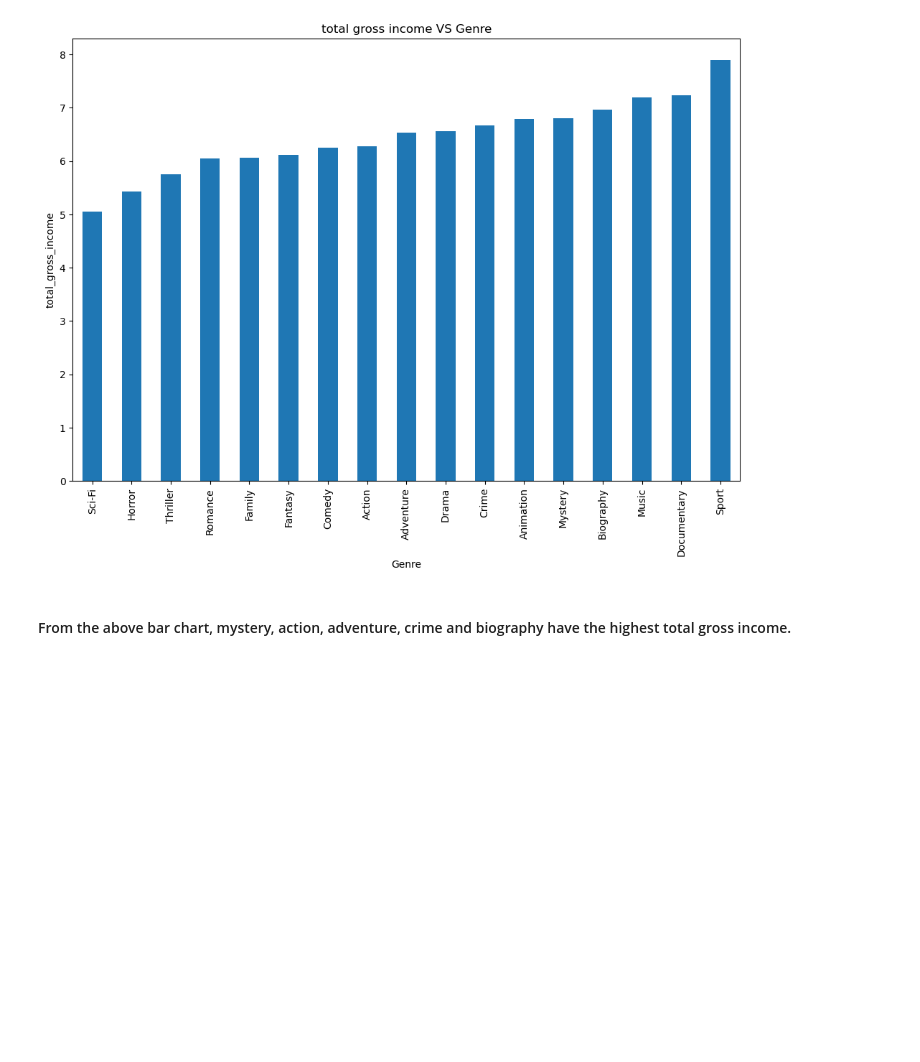
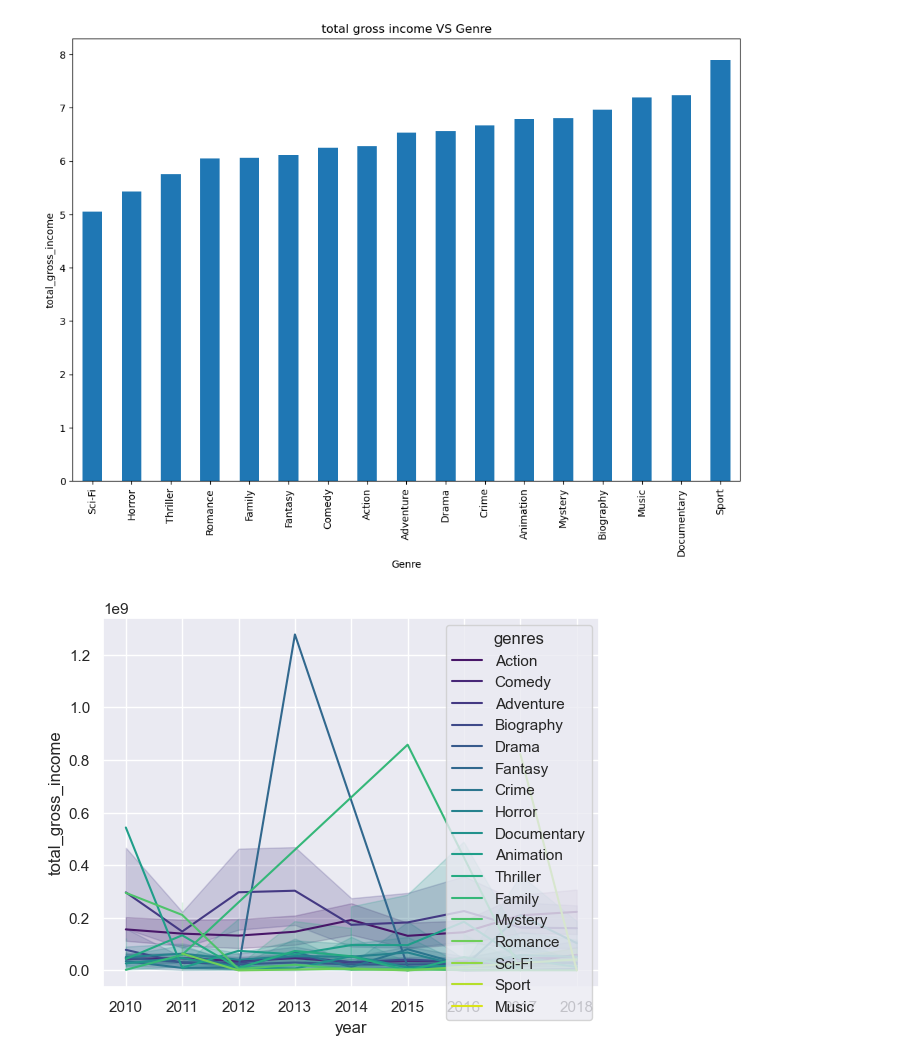
Before and after one commit to priscillanzula/dsc-phase-1-project, a Jupyter notebook: student.ipynb, the cells around one changed output. Saved outputs shown, nothing was run; the diff lists cells and outputs as text; code cells hidden in the pictures; blank space fills up the shorter version.

```diff
--- a/student.ipynb
+++ b/student.ipynb
@@ -872,5 +875,3 @@ plt.ylabel('total_gross_income')
 plt.show()
 # %% [output]
 [figure]
-# %% [markdown]
-#### From the above bar chart, mystery, action, adventure, crime and biography have the highest total gross income.
@@ -876,0 +880,11 @@ plt.show()
+# %%
+# create lineplot
+# data=df_rating_basics_movies,hue='genres',palette='viridis'
+# label the x and y axis
+sns.lineplot(x="year", y="total_gross_income", data=df_rating_basics_movies,hue='genres',palette='viridis')
+#sns.lineplot(x="kepid", y="koi_duration", data= df_rating_basics_movies, alpha=0.7, palette='viridis')
+sns.set(style="darkgrid")
+
+plt.show()
+# %% [output]
+[figure, added]
```
Also changed, not shown: parts of 8 cells of this notebook.
